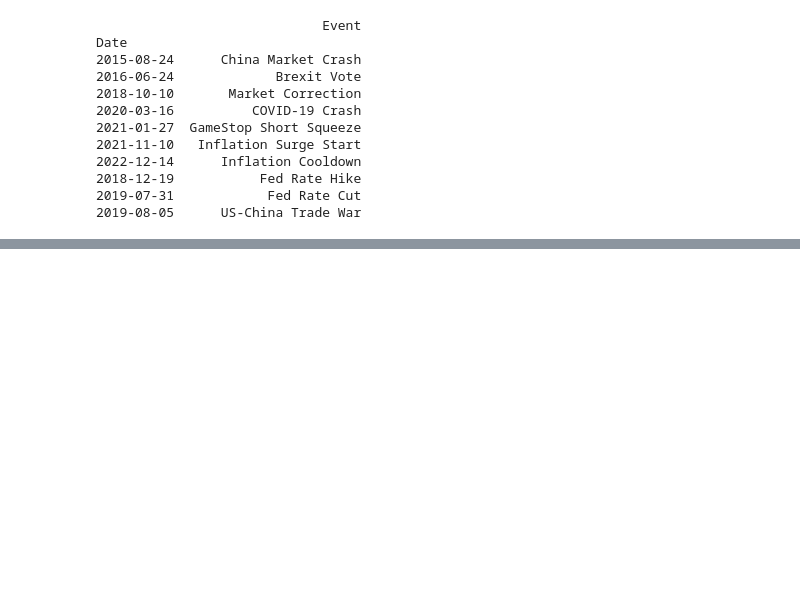
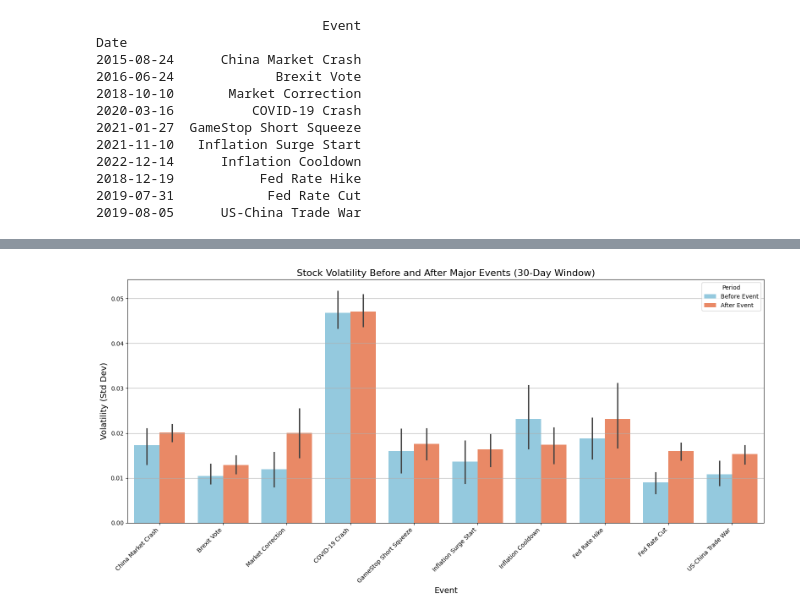
Before and after one commit to JahnaviPatel84/Stock-Analysis-Anomaly-Detection-and-Event-Impact, a Jupyter notebook: 3_Event_Based_Analysis.ipynb, the cells around one changed output, grey strips where cells are left out. Saved outputs shown, nothing was run; the diff lists cells and outputs as text; code cells hidden in the pictures; blank space fills up the shorter version.

```diff
--- a/3_Event_Based_Analysis.ipynb
+++ b/3_Event_Based_Analysis.ipynb
@@ -340,0 +205,41 @@ XOM: -0.00362
+# %%
+import matplotlib.pyplot as plt
+import seaborn as sns
+
+# Prepare volatility data for each event
+volatility_all_events = []
+
+for event_date, event_row in events.iterrows():
+    pre_vol = data_returns.loc[:event_date].iloc[-30:].std()
+    post_vol = data_returns.loc[event_date:].iloc[:30].std()
+
+    df_event_vol = pd.DataFrame({
+        'Ticker': pre_vol.index,
+        'Before Event': pre_vol.values,
+        'After Event': post_vol.values,
+        'Event': event_row['Event']
+    })
+    volatility_all_events.append(df_event_vol)
+
+# Combine into a single DataFrame clearly
+volatility_df_all = pd.concat(volatility_all_events)
+
+# Reshape data for clear plotting
+volatility_df_melted = pd.melt(volatility_df_all, id_vars=['Event', 'Ticker'],
+                               value_vars=['Before Event', 'After Event'],
+                               var_name='Period', value_name='Volatility')
+
+# Plot clearly using seaborn
+plt.figure(figsize=(16, 8))
+sns.barplot(x='Event', y='Volatility', hue='Period', data=volatility_df_melted, palette=['skyblue', 'coral'])
+
+plt.title('Stock Volatility Before and After Major Events (30-Day Window)', fontsize=16)
+plt.xlabel('Event', fontsize=14)
+plt.ylabel('Volatility (Std Dev)', fontsize=14)
+plt.xticks(rotation=45, ha='right')
+plt.legend(title='Period')
+plt.grid(axis='y')
+plt.tight_layout()
+plt.show()
+# %% [output]
+[figure, added]
```
Also changed, not shown: parts of 17 cells of this notebook.
